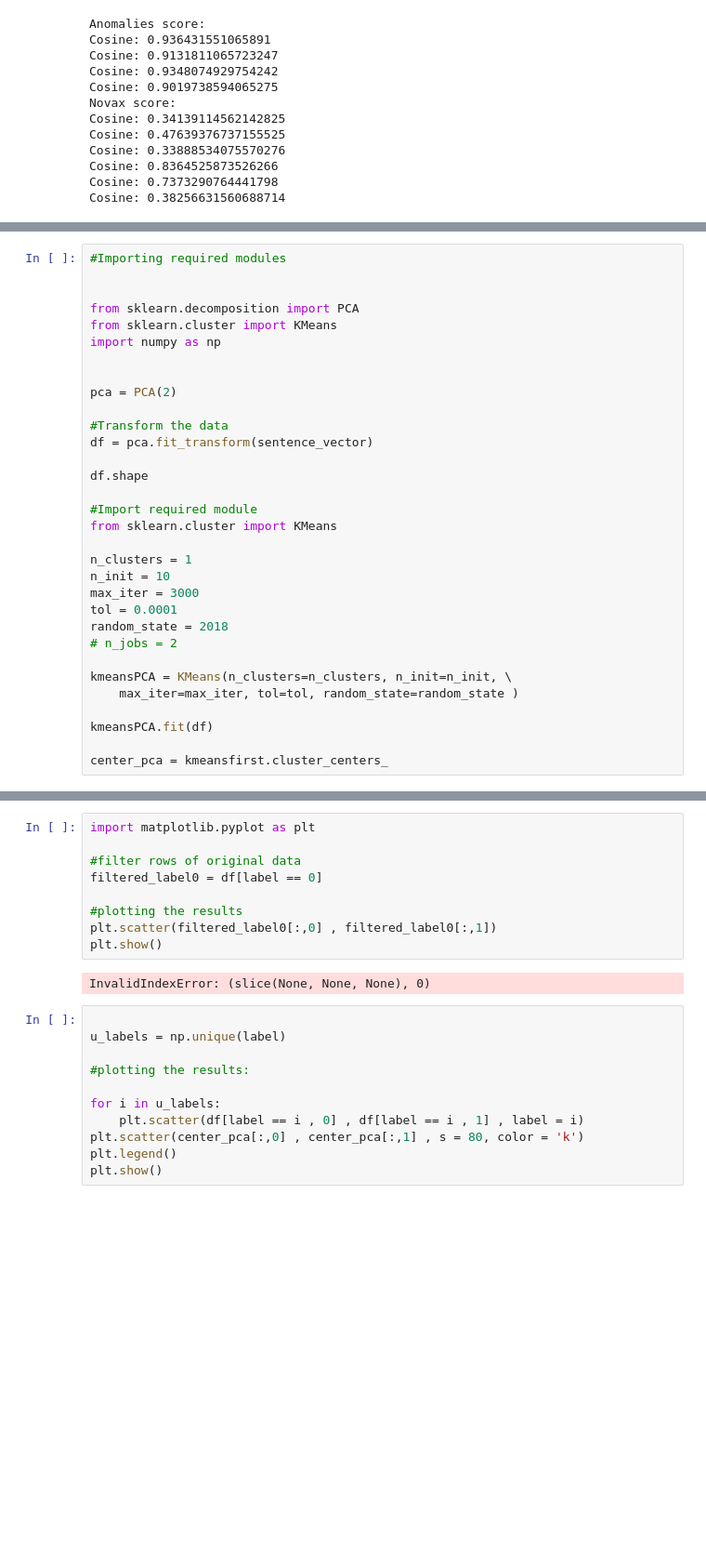
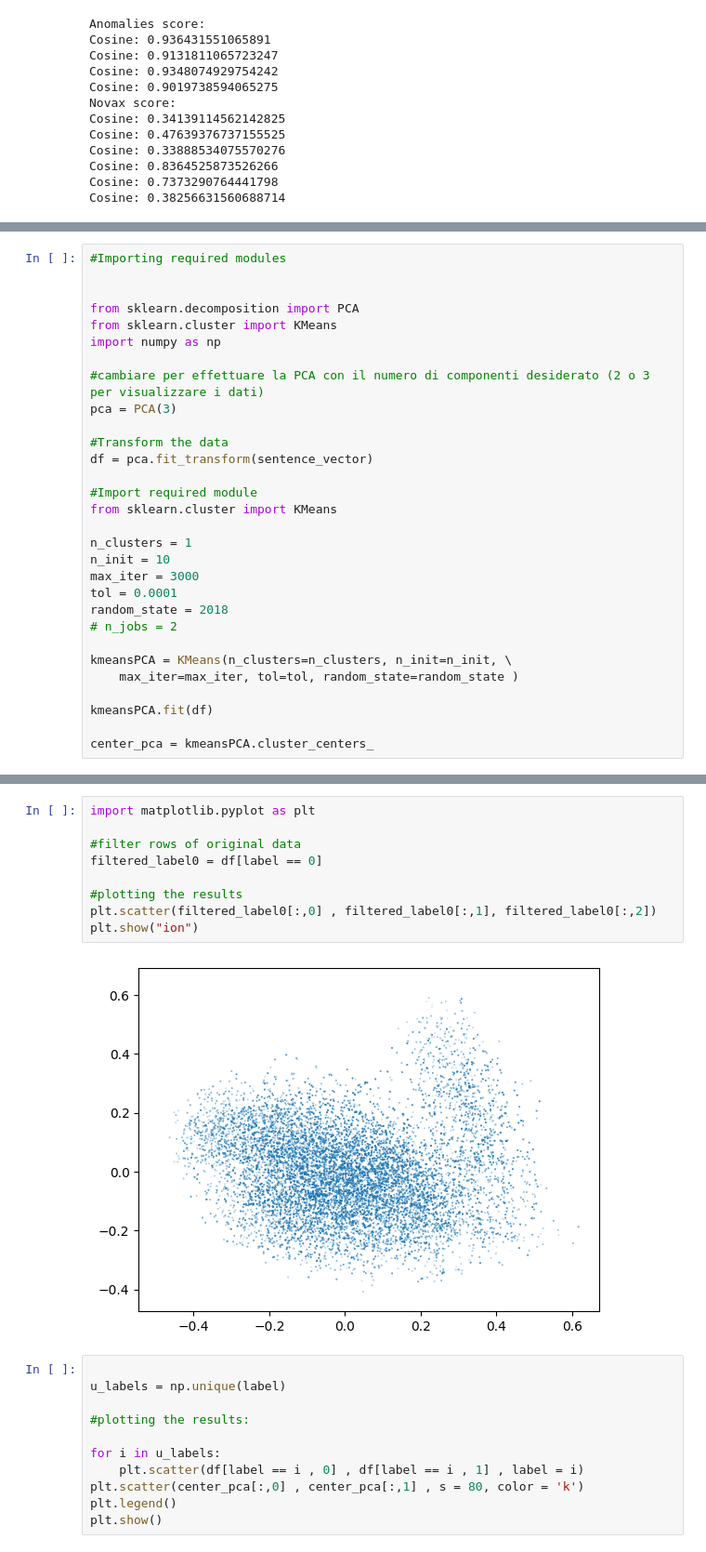
Before and after one commit to bovaristEliza/AE-GuANto, a Jupyter notebook: USE.ipynb, the cells around one changed output, grey strips where cells are left out. Shown at 93% size. Cells and saved outputs as stored; diff of their text form; blank space fills up the shorter version.

Commit message:
3d visual muse

```diff
--- a/USE.ipynb
+++ b/USE.ipynb
@@ -321,13 +323,11 @@ from sklearn.decomposition import PCA
 from sklearn.cluster import KMeans
 import numpy as np
 
-
-pca = PCA(2)
+#cambiare per effettuare la PCA con il numero di componenti desiderato (2 o 3 per visualizzare i dati)
+pca = PCA(3)
 
 #Transform the data
 df = pca.fit_transform(sentence_vector)
-
-df.shape
 
 #Import required module
 from sklearn.cluster import KMeans
@@ -344,4 +344,4 @@ kmeansPCA = KMeans(n_clusters=n_clusters, n_init=n_init, \
 
 kmeansPCA.fit(df)
 
-center_pca = kmeansfirst.cluster_centers_
+center_pca = kmeansPCA.cluster_centers_
@@ -348,14 +350,14 @@ center_pca = kmeansfirst.cluster_centers_
 # %%
 import matplotlib.pyplot as plt
 
 #filter rows of original data
 filtered_label0 = df[label == 0]
 
 #plotting the results
-plt.scatter(filtered_label0[:,0] , filtered_label0[:,1])
-plt.show()
+plt.scatter(filtered_label0[:,0] , filtered_label0[:,1], filtered_label0[:,2])
+plt.show("ion")
 # %% [output]
-InvalidIndexError: (slice(None, None, None), 0)
+[figure, added]
 # %%
 
 u_labels = np.unique(label)
```
Also changed, not shown: parts of 11 cells of this notebook.
